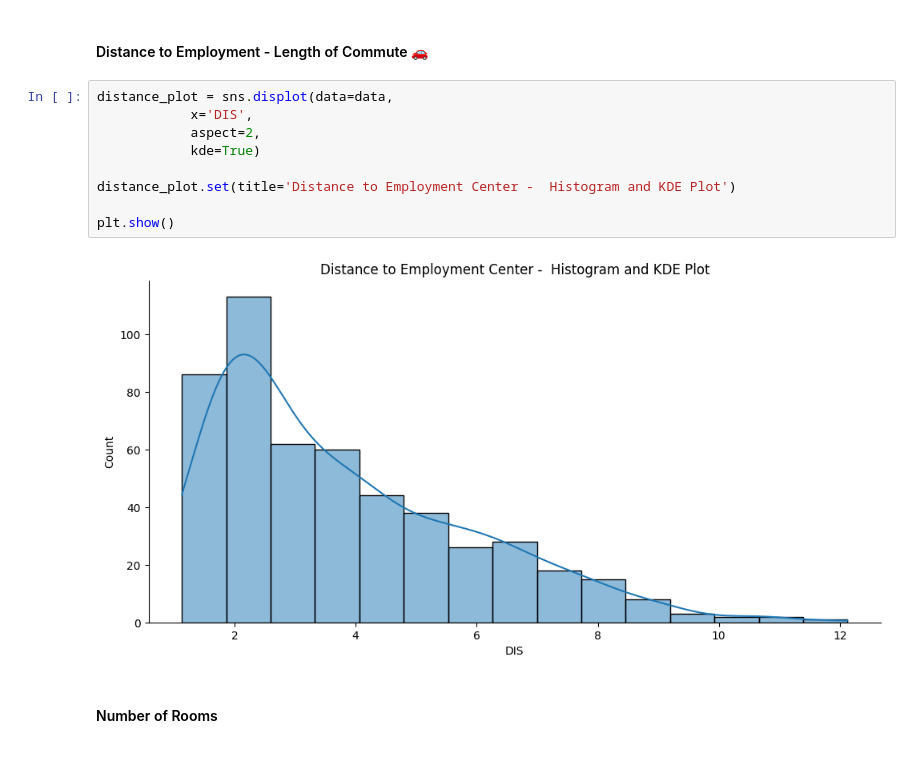
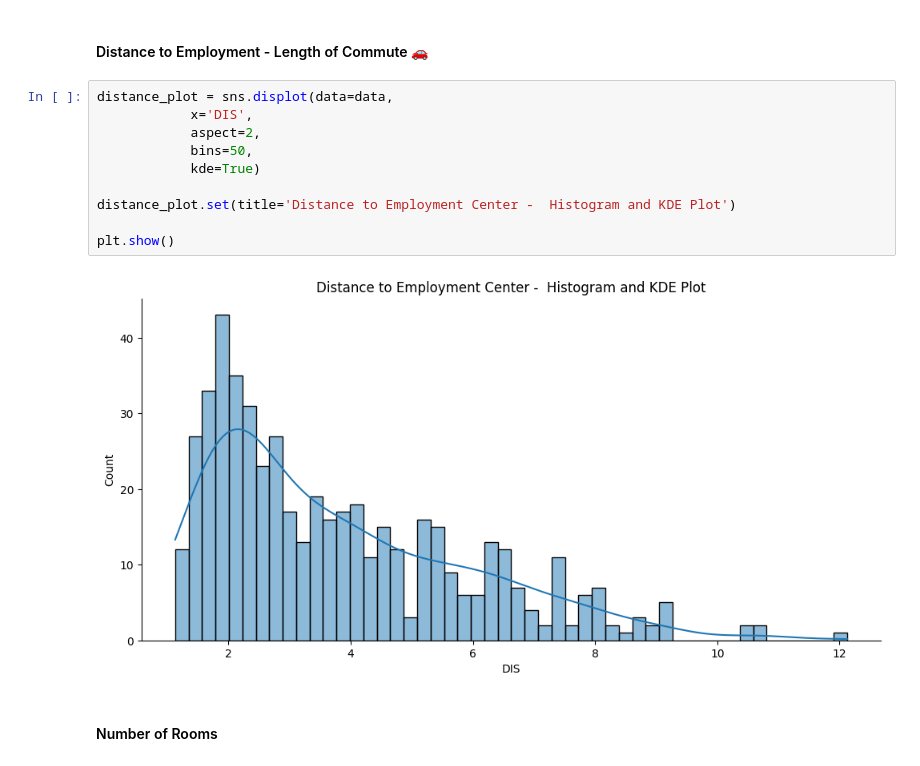
Before and after one commit to ahpmatias/capstone-boston-house-prices, a Jupyter notebook: Multivariable_Regression_and_Valuation_Model_(start).ipynb, the cells around one changed output. Cells and saved outputs as stored; diff of their text form.

```diff
--- a/Multivariable_Regression_and_Valuation_Model_(start).ipynb
+++ b/Multivariable_Regression_and_Valuation_Model_(start).ipynb
@@ -193,14 +193,15 @@ plt.show()
 # %%
 distance_plot = sns.displot(data=data,
             x='DIS',
             aspect=2,
+            bins=50,
             kde=True)
 
 distance_plot.set(title='Distance to Employment Center -  Histogram and KDE Plot')
 
 plt.show()
 # %% [output]
-[figure, old version]
+[figure, new version]
 # %% [markdown]
 #### Number of Rooms
 # %%
```
Also changed, not shown: parts of 3 cells of this notebook.
